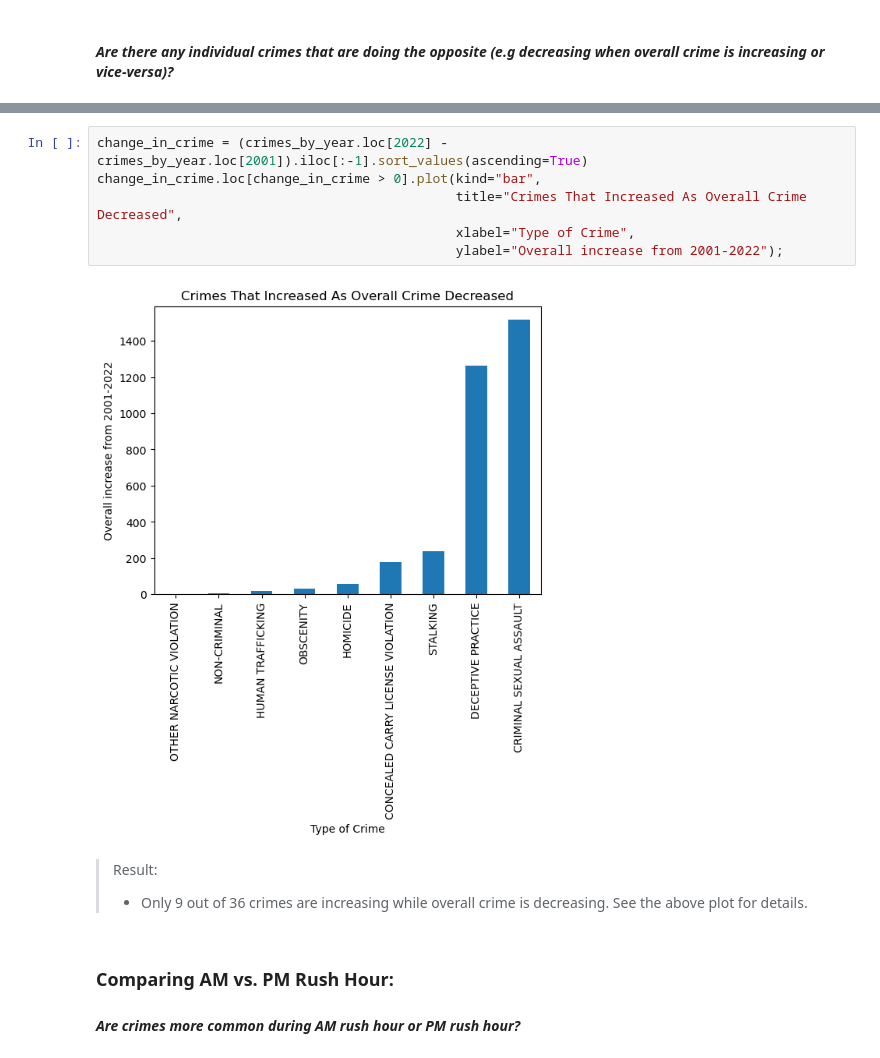
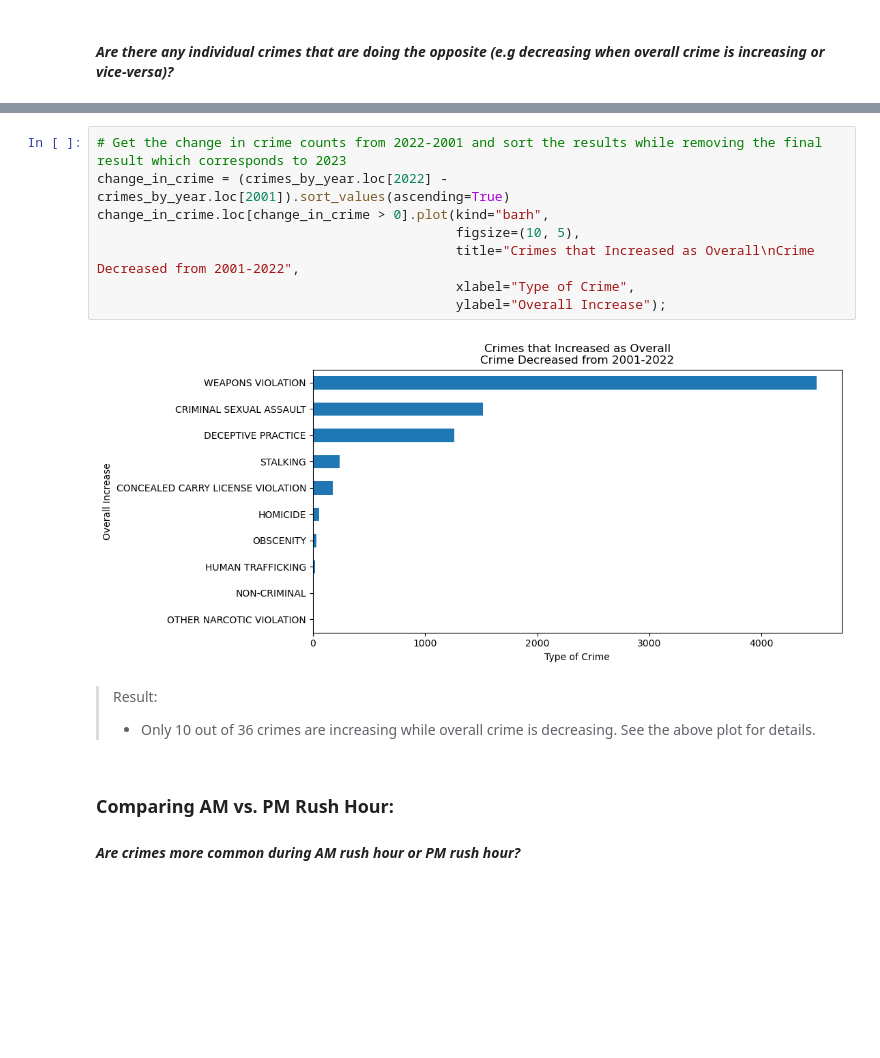
Before and after one commit to john-a-dixon/chicago-crime-time-series, a Jupyter notebook: chicago-crime-time-series.ipynb, the cells around one changed output, grey strips where cells are left out. Saved outputs shown, nothing was run; the diff lists cells and outputs as text; blank space fills up the shorter version.

```diff
--- a/chicago-crime-time-series.ipynb
+++ b/chicago-crime-time-series.ipynb
@@ -181,14 +167,16 @@ dtype: float64
 # %%
-change_in_crime = (crimes_by_year.loc[2022] - crimes_by_year.loc[2001]).iloc[:-1].sort_values(ascending=True)
-change_in_crime.loc[change_in_crime > 0].plot(kind="bar",
-                                              title="Crimes That Increased As Overall Crime Decreased",
+# Get the change in crime counts from 2022-2001 and sort the results while removing the final result which corresponds to 2023
+change_in_crime = (crimes_by_year.loc[2022] - crimes_by_year.loc[2001]).sort_values(ascending=True)
+change_in_crime.loc[change_in_crime > 0].plot(kind="barh",
+                                              figsize=(10, 5),
+                                              title="Crimes that Increased as Overall\nCrime Decreased from 2001-2022",
                                               xlabel="Type of Crime",
-                                              ylabel="Overall increase from 2001-2022");
+                                              ylabel="Overall Increase");
 # %% [output]
-[figure, old version]
+[figure, new version]
 # %% [markdown]
 > Result:
-> - Only 9 out of 36 crimes are increasing while overall crime is decreasing. See the above plot for details.
+> - Only 10 out of 36 crimes are increasing while overall crime is decreasing. See the above plot for details.
 # %% [markdown]
 ### **Comparing AM vs. PM Rush Hour:**
 
```
Also changed, not shown: parts of 18 cells of this notebook.
